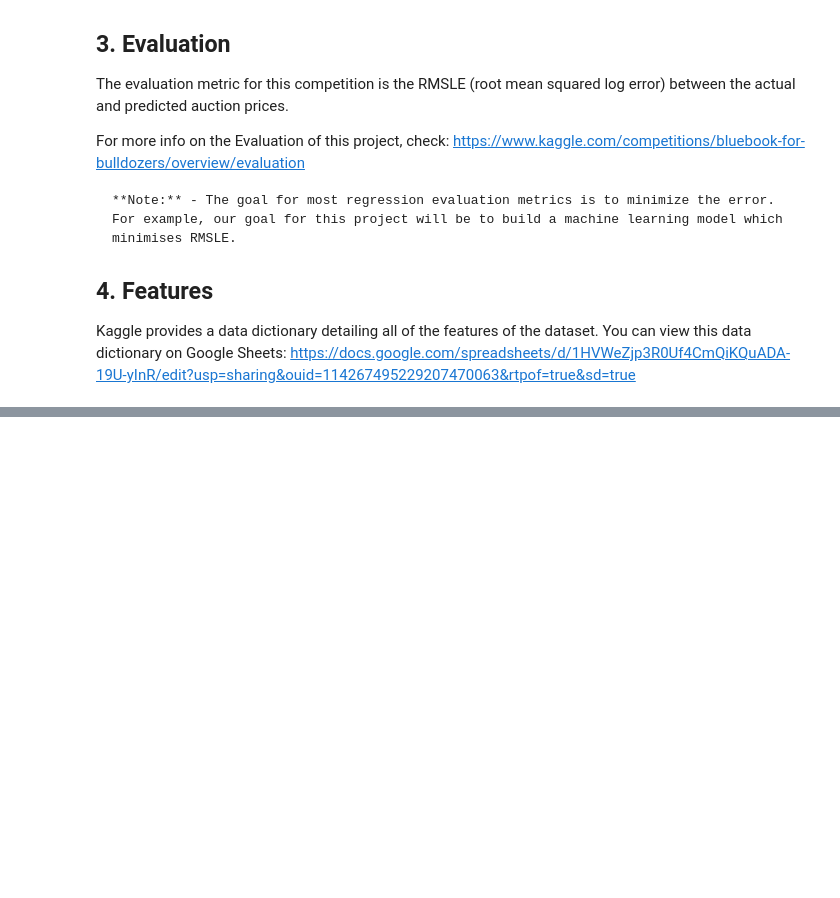
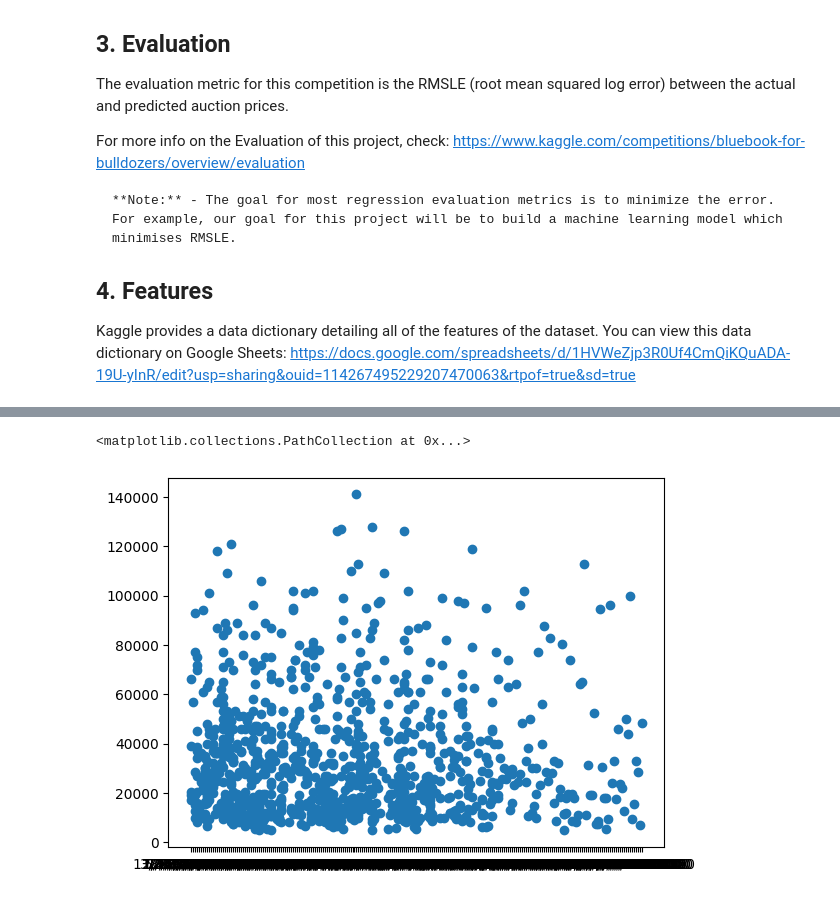
Before and after one commit to RoyMustang-Dev/Time-Series-Analysis_Regression, a Jupyter notebook: bulldozer-price-prediction.ipynb, the cells around one changed output, grey strips where cells are left out. Saved outputs shown, nothing was run; the diff lists cells and outputs as text; code cells hidden in the pictures; blank space fills up the shorter version.

```diff
--- a/bulldozer-price-prediction.ipynb
+++ b/bulldozer-price-prediction.ipynb
@@ -37,3 +37,7 @@ import numpy as np
 import pandas as pd
 import matplotlib.pyplot as plt
 import sklearn
+# %%
+# Importing Training and Validation Sets
+df = pd.read_csv("data/bluebook-for-bulldozers/TrainAndValid.csv", low_memory=False)
+df
@@ -39,0 +115,6 @@ import sklearn
+# %%
+fig, ax = plt.subplots()
+ax.scatter(df["saledate"][:1000], df["SalePrice"][:1000])
+# %% [output]
+<matplotlib.collections.PathCollection at 0x...>
+[figure, added]
```
Also changed, not shown: parts of 85 cells of this notebook.
